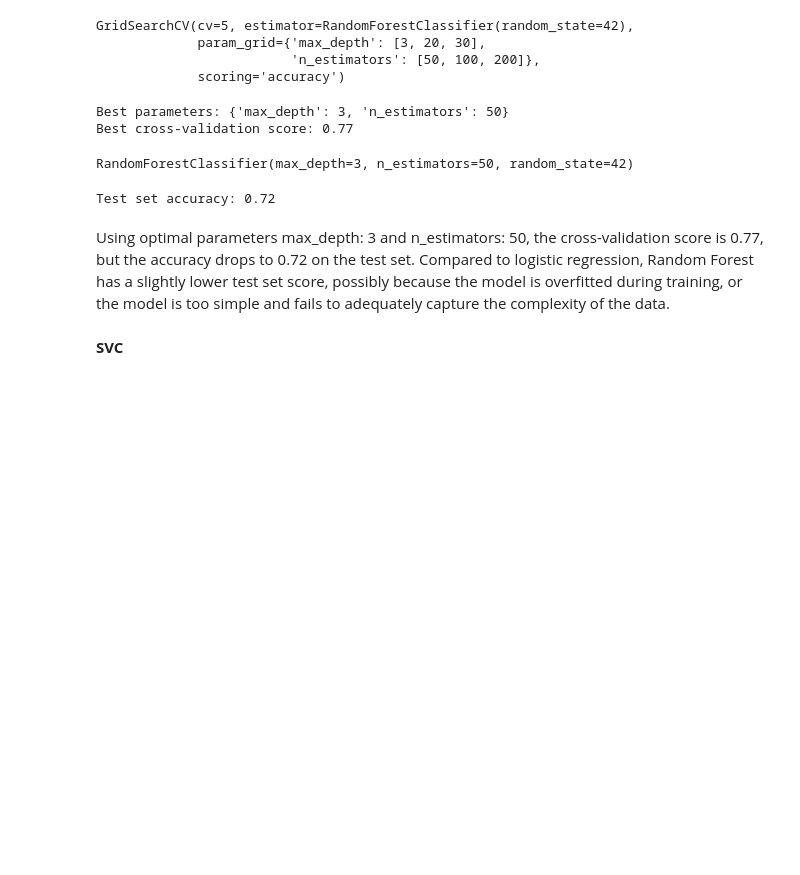
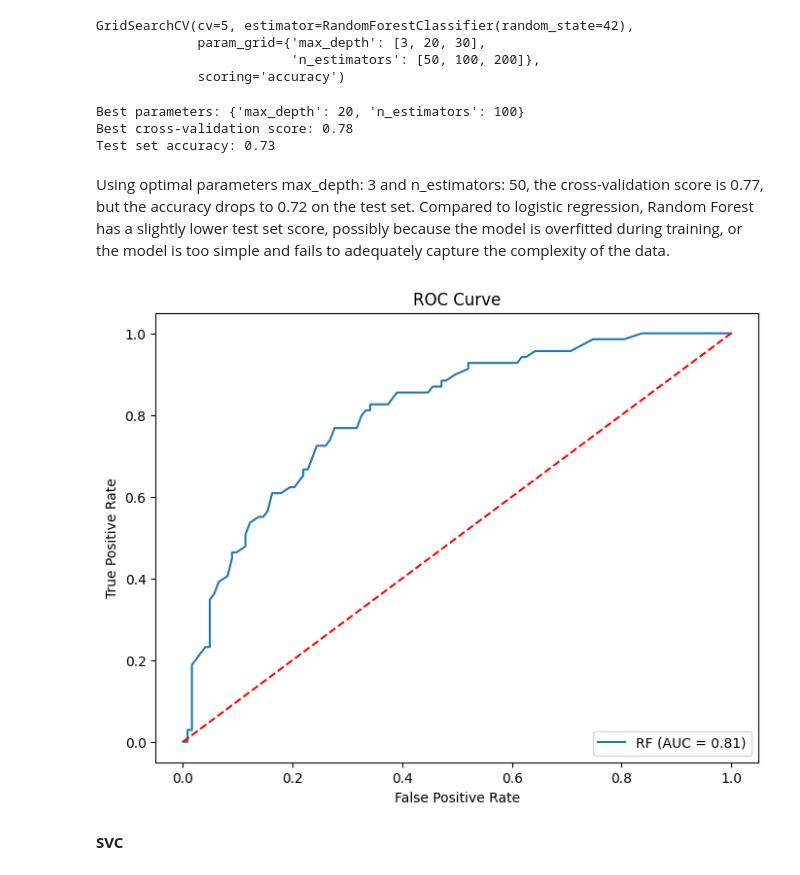
Before and after one commit to PanLuochuan/project1, a Jupyter notebook: Data_management_p136608.ipynb, the cells around one changed output. Cells and saved outputs as stored; diff of their text form; code cells hidden in the pictures; blank space fills up the shorter version.

```diff
--- a/Data_management_p136608.ipynb
+++ b/Data_management_p136608.ipynb
@@ -274,5 +247,3 @@ y = data1.Outcome
-# %%
-X_train,X_test,y_train,y_test = train_test_split(X , y , stratify=data1['Outcome'],random_state=42)
 # %%
 param_grid = {
     'n_estimators': [50, 100, 200],
@@ -290,21 +261,28 @@ GridSearchCV(cv=5, estimator=RandomForestClassifier(random_state=42),
 # %%
 print("Best parameters:", grid_search.best_params_)
 print("Best cross-validation score: {:.2f}".format(grid_search.best_score_))
+print("Test set accuracy: {:.2f}".format(grid_search.score(X_test, y_test)))
 # %% [output]
-Best parameters: {'max_depth': 3, 'n_estimators': 50}
-Best cross-validation score: 0.77
+Best parameters: {'max_depth': 20, 'n_estimators': 100}
+Best cross-validation score: 0.78
+Test set accuracy: 0.73
-# %%
-best_rf = grid_search.best_estimator_
-best_rf.fit(X_train, y_train)
-# %% [output]
-RandomForestClassifier(max_depth=3, n_estimators=50, random_state=42)
-# %%
-test_score = best_rf.score(X_test, y_test)
-print("Test set accuracy: {:.2f}".format(test_score))
-# %% [output]
-Test set accuracy: 0.72
 # %% [markdown]
 Using optimal parameters max_depth: 3 and n_estimators: 50, the cross-validation score is 0.77, but the accuracy drops to 0.72 on the test set. Compared to logistic regression, Random Forest has a slightly lower test set score, possibly because the model is overfitted during training, or the model is too simple and fails to adequately capture the complexity of the data.
+# %%
+rf_probs = grid_search.predict_proba(X_test)[:, 1]
+fpr, tpr, thresholds = roc_curve(y_test, rf_probs)
+roc_auc = roc_auc_score(y_test, rf_probs)
+
+plt.figure(figsize=(8, 6))
+plt.plot(fpr, tpr, label='RF (AUC = {:.2f})'.format(roc_auc))
+plt.plot([0, 1], [0, 1], 'r--')
+plt.xlabel('False Positive Rate')
+plt.ylabel('True Positive Rate')
+plt.title('ROC Curve')
+plt.legend(loc="lower right")
+plt.show()
+# %% [output]
+[figure, added]
 # %% [markdown]
 **SVC**
 # %%
```
Also changed, not shown: parts of 25 cells of this notebook.
